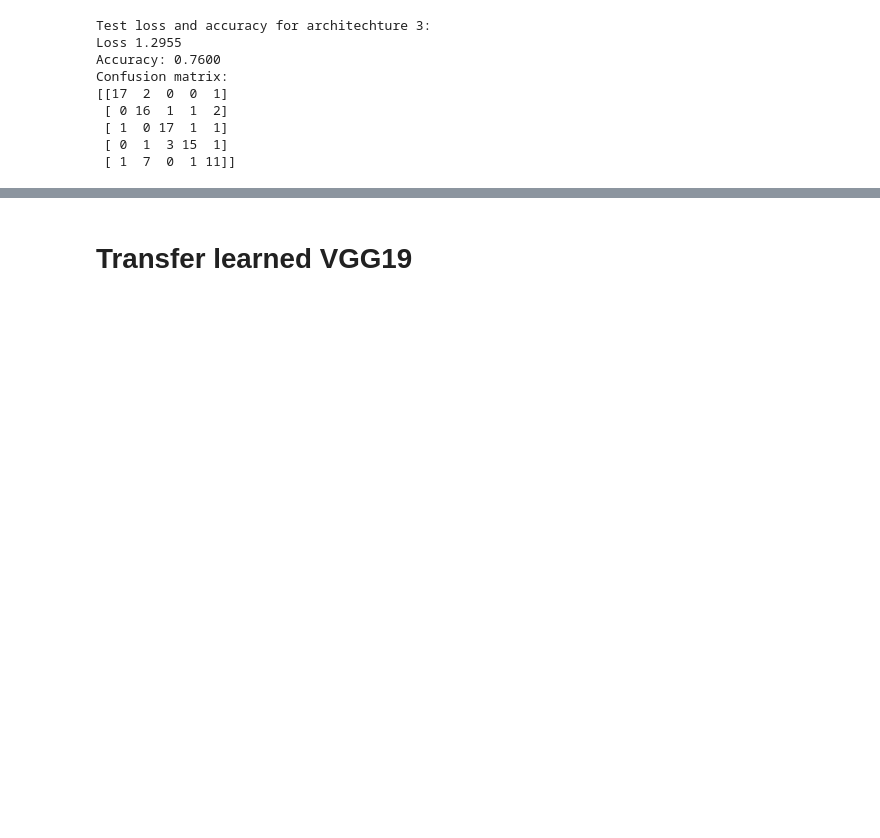
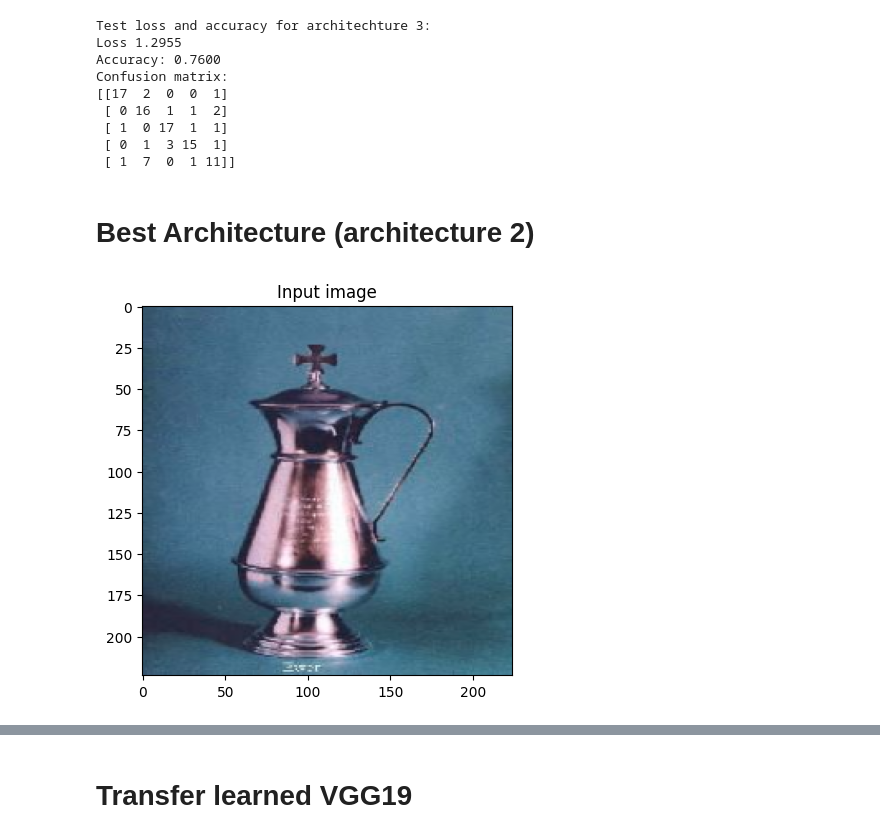
Before and after one commit to imraunav/Deep-Learning-and-Applications, a Jupyter notebook: ProgrammingAssignment5/results.ipynb, the cells around one changed output, grey strips where cells are left out. Cells and saved outputs as stored; diff of their text form; code cells hidden in the pictures; blank space fills up the shorter version.

```diff
--- a/ProgrammingAssignment5/results.ipynb
+++ b/ProgrammingAssignment5/results.ipynb
@@ -252,3 +253,17 @@ Confusion matrix:
  [ 1  0 17  1  1]
  [ 0  1  3 15  1]
  [ 1  7  0  1 11]]
+# %% [markdown]
+# Best Architecture (architecture 2)
+# %%
+tf.random.set_seed(35)
+idx = tf.random.uniform(shape=(1,),
+                  minval=0, maxval=250,
+                  dtype=tf.dtypes.int32)
+img = x_train[idx, :, :, :].reshape(224, 224, 3)
+plt.figure()
+plt.title("Input image")
+plt.imshow(img)
+img = img.reshape(1, 224, 224, 3)
+# %% [output]
+[figure, added]
```
Also changed, not shown: parts of 7 cells of this notebook.
